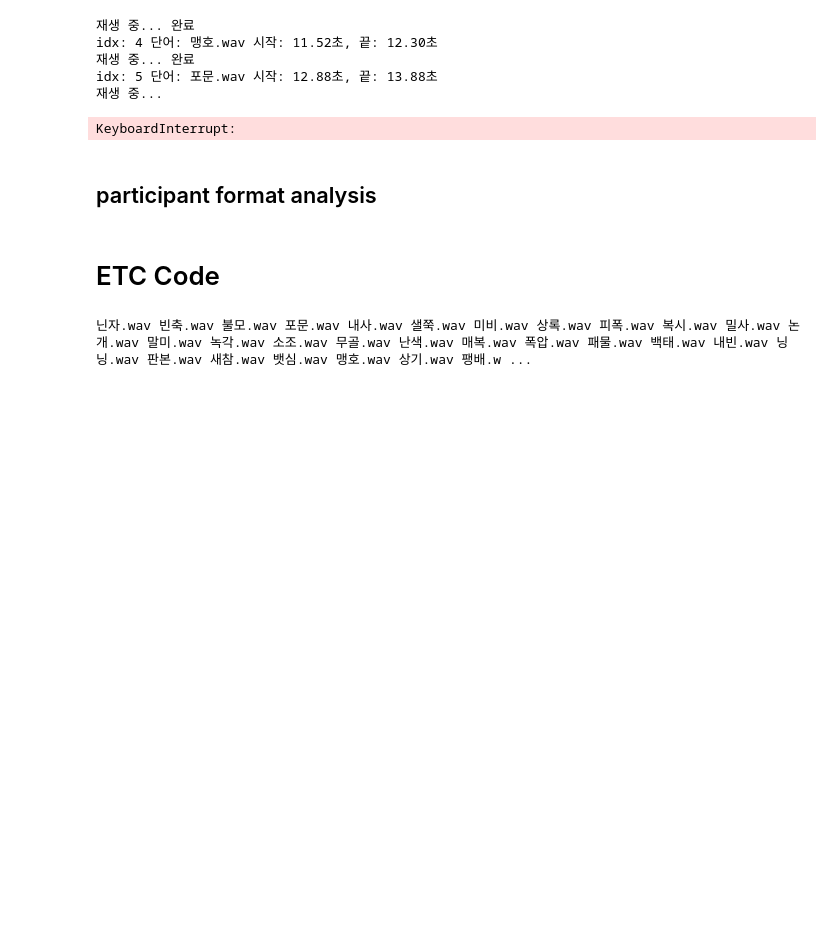
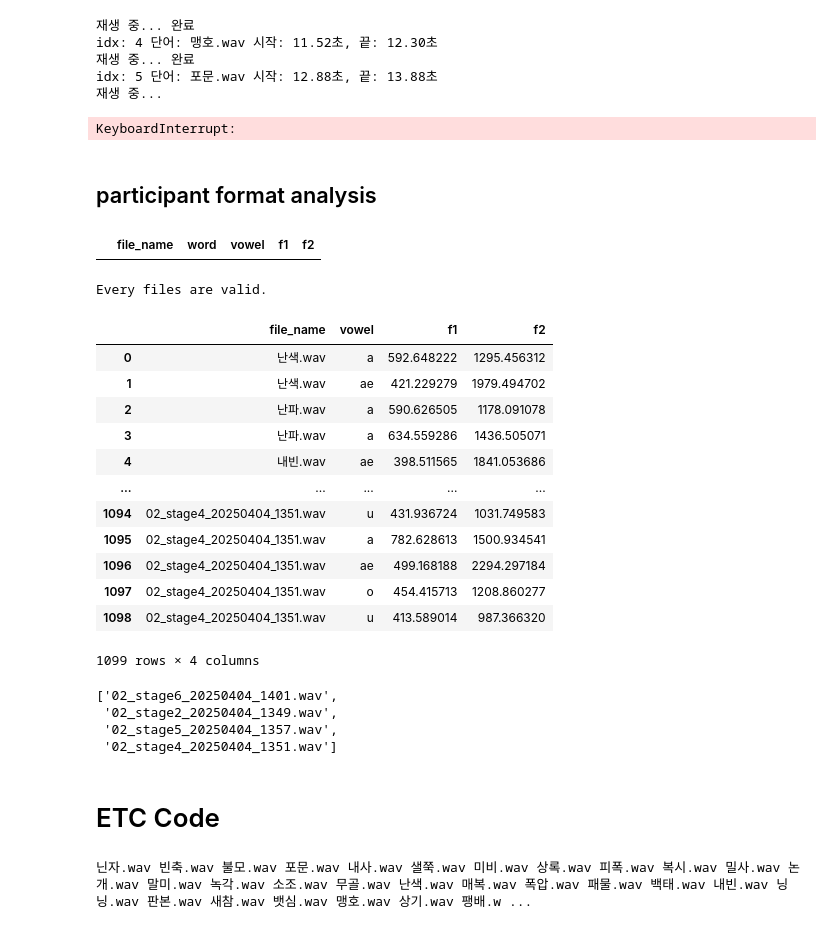
Before and after one commit to irregular6612/phoneticConvergence, a Jupyter notebook: src/analysis/analysis.ipynb, the cells around one changed output. Saved outputs shown, nothing was run; the diff lists cells and outputs as text; code cells hidden in the pictures; blank space fills up the shorter version.

```diff
--- a/src/analysis/analysis.ipynb
+++ b/src/analysis/analysis.ipynb
@@ -461,3 +450,6 @@ def plot_formant_distribution(audio_name, file_Path, ax=None, start_time=0, end_
     ax.grid(True, linestyle='--', alpha=0.7)
 
     return formant_df
+# %%
+audio_list = [file for file in os.listdir(os.path.join(os.path.dirname(os.path.dirname(Path.cwd())), 'data', 'audio', 'audio-sample', 'short-version-phonetic')) if file.endswith('.wav')]
+len(audio_list)
@@ -464,3 +458,5 @@ def plot_formant_distribution(audio_name, file_Path, ax=None, start_time=0, end_
+# %%
+filePath = os.path.join(os.path.dirname(os.path.dirname(Path.cwd())), 'data', 'audio', 'audio-sample', 'short-version-phonetic')
 # %%
 # 메인 코드
 # 기본 스타일 설정
@@ -628,9 +624,3 @@ def visualize_phoneme_segmentation(audio_path, method='librosa', start_time=None
         print(f"음소 경계 {i+1}: {boundary:.3f}초")
 
     return boundaries
-# %%
-idx=0
-audio_path = os.path.join(filePath, audio_list[idx])
-print(f"word: {audio_list[idx]}")
-segments = visualize_phoneme_segmentation(audio_path)
-segments
@@ -1113,3 +1058,72 @@ idx: 5 단어: 포문.wav 시작: 12.88초, 끝: 13.88초
 KeyboardInterrupt:
 # %% [markdown]
 ## participant format analysis
+# %%
+vowel_formants_df = pd.DataFrame(columns=['file_name', 'word', 'vowel', 'f1', 'f2'], index=[])
+vowel_formants_df
+# %% [output]
+|  | file_name | word | vowel | f1 | f2 |
+# %%
+from tqdm import tqdm
+# 소스 코드 기준 상대 경로를 이용하여 proj_dir 위치 설정.
+proj_dir = os.path.dirname(os.path.dirname(Path.cwd()))
+
+# wav_dir, annotation_dir 위치 지정.
+participant_folder_path = os.path.join(proj_dir, 'data', 'experiment_data', 'results-KFA-reviewed')
+participant_list = os.listdir(participant_folder_path)
+participant_list = [file for file in participant_list if "LY" in file]
+participant_list.sort()
+
+for participant_file_name in tqdm(participant_list):
+    # 실험 참가자 파일에서
+    participant_path = os.path.join(participant_folder_path, participant_file_name)
+    participant_files = os.listdir(participant_path)
+    # wav 파일이랑 annotation file list 확보.
+    exp_audio_list = [file for file in participant_files if file.endswith(".wav")]
+    exp_annotation_list = [file for file in participant_files if file.endswith(".TextGrid")]
+    exp_wav_dir = participant_path
+    exp_annotation_dir = participant_path
+    #print(exp_wav_list, exp_annotation_list)
+
+    f_analyzer = FormantAnalyzer(exp_wav_dir, exp_annotation_dir, exp_audio_list)
+
+    # 모든 textGrid 파일이 잘 읽혔는지 확인.
+    # 간혹 가다가 안 읽혔다면, 파일 크기를 확인해봐라.
+    # 아주대 측에서 보낸 파일들 중 크기가 유난히 작은게 있다면 파일 메타데이터가 소실된 것.
+    # 당황하지 말고 praat로 해당 textgrid, wav 동시에 열고 다시 textgrid 저장해서 덮어쓸 것.
+    # 그러면 praat가 제대로 다시 정보를 저장할 거다.
+    for file in exp_audio_list:
+        if not ('phone' in f_analyzer.parse_textGrid(file)):
+            raise ValueError(f"{file} is not valid file. Please check the file path.")
+        phone_info_list = f_analyzer.parse_textGrid(file)['phone']
+        for phone_info in phone_info_list:
+            start_sec, end_sec, phone = phone_info
+            if phone in f_analyzer.allowed_vowels:
+                vowel_formants = f_analyzer.formant_analysis(file, (start_sec, end_sec))
+                vowel_formants_df = pd.concat([vowel_formants_df, pd.DataFrame({'file_name': [file], 'vowel': [phone], 'f1': [vowel_formants[0]], 'f2': [vowel_formants[1]]})], ignore_index=True)
+                #print(f"Vowel: {phone}, F1: {vowel_formants[0]}, F2: {vowel_formants[1]}")
+    #print('Evey files has a 2 tier info(phone, word).')
+    break
+vowel_formants_df
+# %% [output]
+Every files are valid.
+|  | file_name | vowel | f1 | f2 |
+| 0 | 난색.wav | a | 592.648222 | 1295.456312 |
+| 1 | 난색.wav | ae | 421.229279 | 1979.494702 |
+| 2 | 난파.wav | a | 590.626505 | 1178.091078 |
+| 3 | 난파.wav | a | 634.559286 | 1436.505071 |
+| 4 | 내빈.wav | ae | 398.511565 | 1841.053686 |
+| ... | ... | ... | ... | ... |
+| 1094 | 02_stage4_20250404_1351.wav | u | 431.936724 | 1031.749583 |
+| 1095 | 02_stage4_20250404_1351.wav | a | 782.628613 | 1500.934541 |
+| 1096 | 02_stage4_20250404_1351.wav | ae | 499.168188 | 2294.297184 |
+| 1097 | 02_stage4_20250404_1351.wav | o | 454.415713 | 1208.860277 |
+| 1098 | 02_stage4_20250404_1351.wav | u | 413.589014 | 987.366320 |
+1099 rows × 4 columns
+# %%
+exp_audio_list
+# %% [output]
+['02_stage6_20250404_1401.wav',
+ '02_stage2_20250404_1349.wav',
+ '02_stage5_20250404_1357.wav',
+ '02_stage4_20250404_1351.wav']
```
Also changed, not shown: parts of 11 cells of this notebook, 3 other files.
